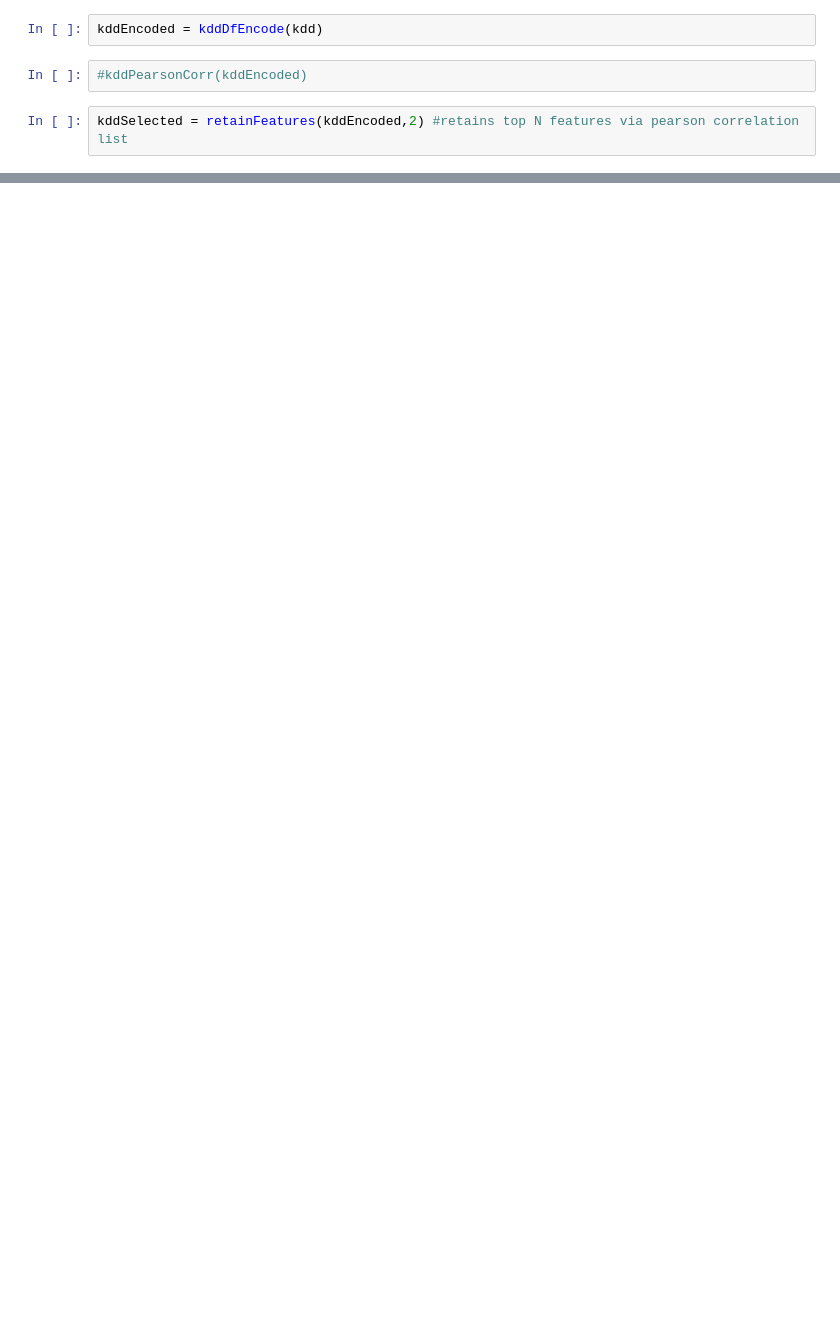
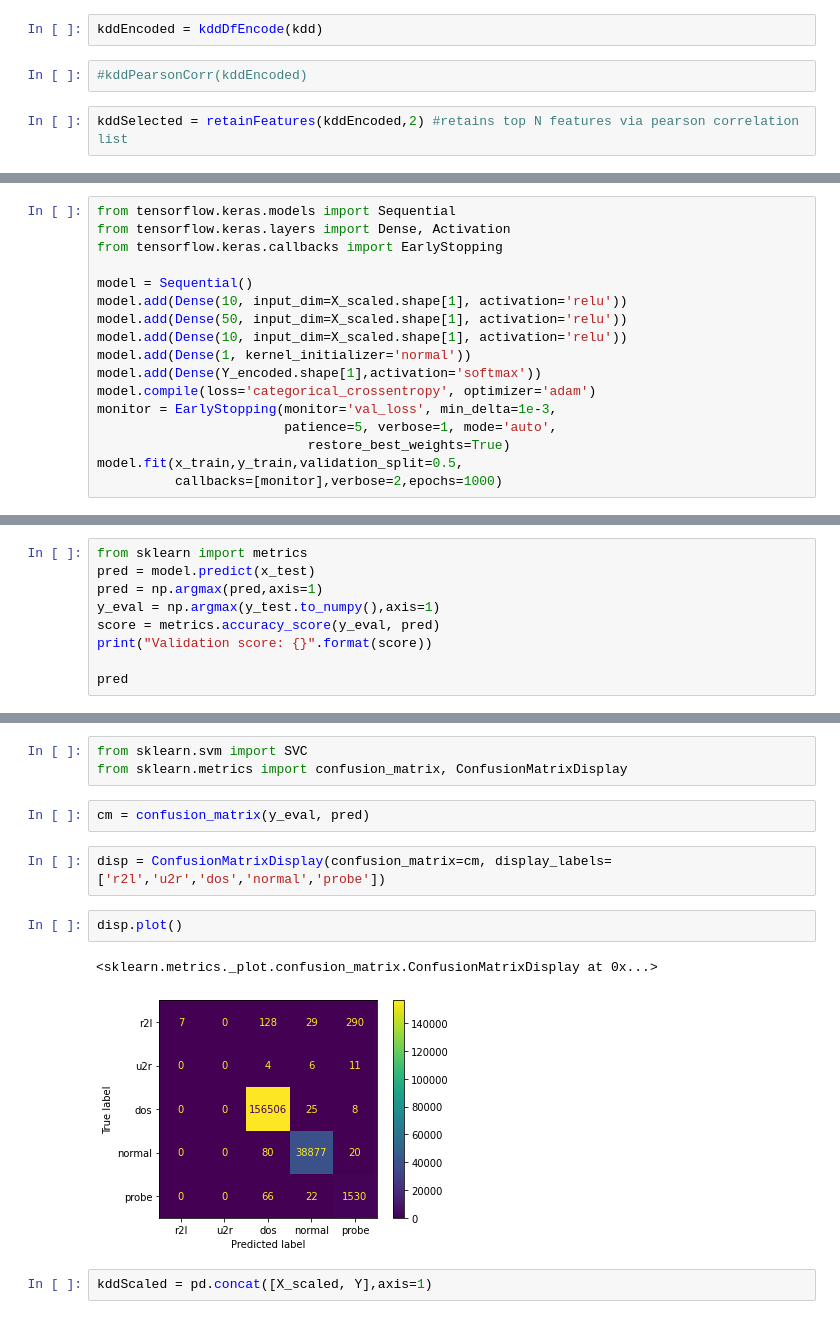
Before and after one commit to gabrielleviray/CMPE_209_Group_1_Project, a Jupyter notebook: main.ipynb, the cells around one changed output, grey strips where cells are left out. Saved outputs shown, nothing was run; the diff lists cells and outputs as text; blank space fills up the shorter version.

```diff
--- a/main.ipynb
+++ b/main.ipynb
@@ -67,0 +97,17 @@ kddSelectedSamp = kddSelected.sample(frac=1, random_state=42)
+# %%
+from tensorflow.keras.models import Sequential
+from tensorflow.keras.layers import Dense, Activation
+from tensorflow.keras.callbacks import EarlyStopping
+
+model = Sequential()
+model.add(Dense(10, input_dim=X_scaled.shape[1], activation='relu'))
+model.add(Dense(50, input_dim=X_scaled.shape[1], activation='relu'))
+model.add(Dense(10, input_dim=X_scaled.shape[1], activation='relu'))
+model.add(Dense(1, kernel_initializer='normal'))
+model.add(Dense(Y_encoded.shape[1],activation='softmax'))
+model.compile(loss='categorical_crossentropy', optimizer='adam')
+monitor = EarlyStopping(monitor='val_loss', min_delta=1e-3,
+                        patience=5, verbose=1, mode='auto',
+                           restore_best_weights=True)
+model.fit(x_train,y_train,validation_split=0.5,
+          callbacks=[monitor],verbose=2,epochs=1000)
@@ -67,0 +140,9 @@ kddSelectedSamp = kddSelected.sample(frac=1, random_state=42)
+# %%
+from sklearn import metrics
+pred = model.predict(x_test)
+pred = np.argmax(pred,axis=1)
+y_eval = np.argmax(y_test.to_numpy(),axis=1)
+score = metrics.accuracy_score(y_eval, pred)
+print("Validation score: {}".format(score))
+
+pred
@@ -67,0 +164,14 @@ kddSelectedSamp = kddSelected.sample(frac=1, random_state=42)
+# %%
+from sklearn.svm import SVC
+from sklearn.metrics import confusion_matrix, ConfusionMatrixDisplay
+# %%
+cm = confusion_matrix(y_eval, pred)
+# %%
+disp = ConfusionMatrixDisplay(confusion_matrix=cm, display_labels=['r2l','u2r','dos','normal','probe'])
+# %%
+disp.plot()
+# %% [output]
+<sklearn.metrics._plot.confusion_matrix.ConfusionMatrixDisplay at 0x...>
+[figure, added]
+# %%
+kddScaled = pd.concat([X_scaled, Y],axis=1)
```
Also changed, not shown: parts of 34 cells of this notebook, 2 other files.
